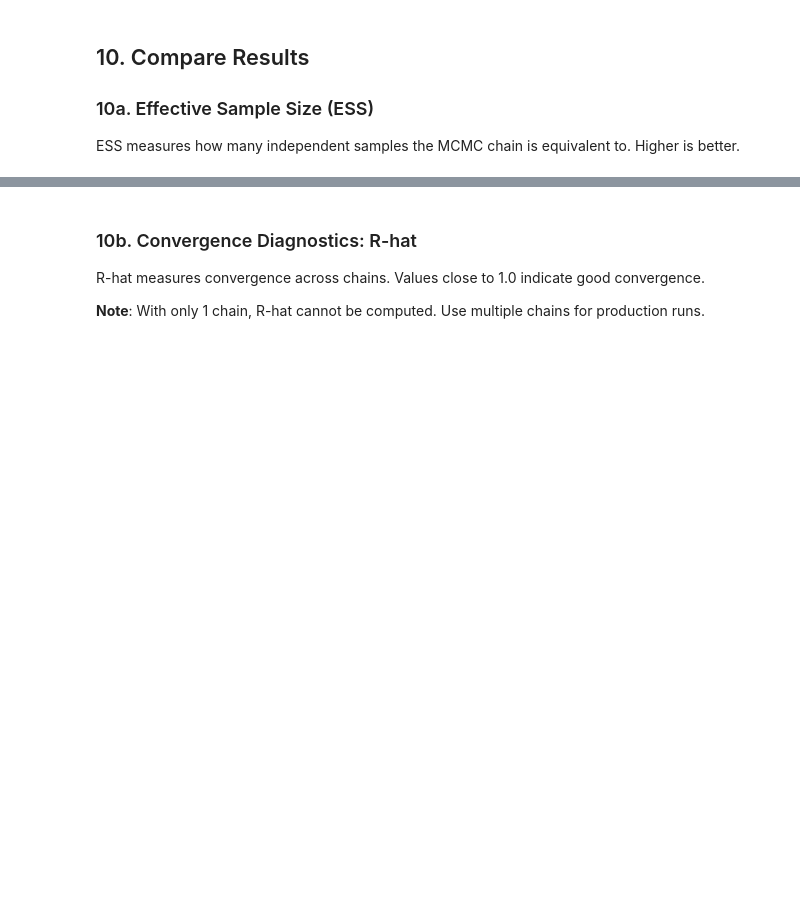
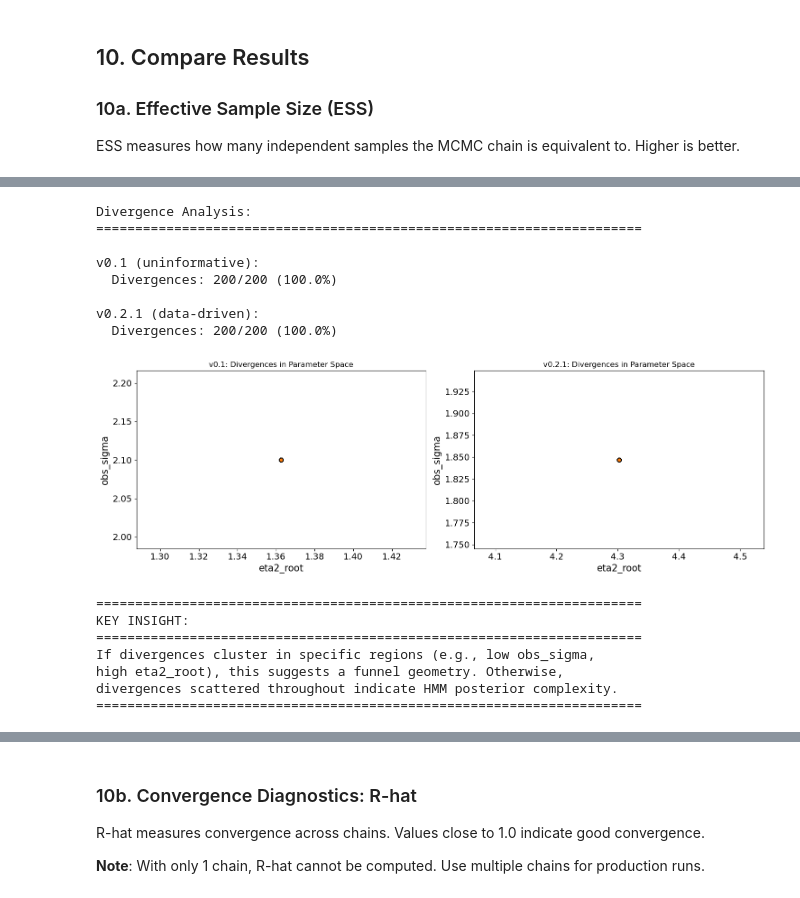
Before and after one commit to Motor-Learning-Lab/GIMBAL_Python, a Jupyter notebook: notebook/demo_v0_2_1_data_driven_priors.ipynb, the cells around one changed output, grey strips where cells are left out. Saved outputs shown, nothing was run; the diff lists cells and outputs as text; code cells hidden in the pictures; blank space fills up the shorter version.

Commit message:
Testing where divergences are coming from

```diff
--- a/notebook/demo_v0_2_1_data_driven_priors.ipynb
+++ b/notebook/demo_v0_2_1_data_driven_priors.ipynb
@@ -774,12 +1189,14 @@ print(f"  Tune: {n_tune}, Draws: {n_draws}, Chains: {n_chains}")
 ### 9a. Sample v0.1 Model
 # %%
 print("\nSampling v0.1 model (uninformative priors)...")
+print("Using target_accept=0.95 to reduce divergences...\n")
 
 with model_v0_1:
     trace_v0_1 = pm.sample(
         draws=n_draws,
         tune=n_tune,
         chains=n_chains,
+        target_accept=0.95,
         return_inferencedata=True,
     )
 
@@ -788,12 +1239,14 @@ print("\n✓ v0.1 sampling complete!")
 ### 9b. Sample v0.2.1 Model
 # %%
 print("\nSampling v0.2.1 model (data-driven priors)...")
+print("Using target_accept=0.95 to reduce divergences...\n")
 
 with model_v0_2_1:
     trace_v0_2_1 = pm.sample(
         draws=n_draws,
         tune=n_tune,
         chains=n_chains,
+        target_accept=0.95,
         return_inferencedata=True,
     )
 
@@ -828,0 +1379,74 @@ plt.show()
+# %%
+# Analyze divergence locations in parameter space
+print("Divergence Analysis:")
+print("=" * 70)
+
+# Get divergence info
+divergences_v0_1 = trace_v0_1.sample_stats.diverging.values[0]  # (draws,)
+divergences_v0_2_1 = trace_v0_2_1.sample_stats.diverging.values[0]
+
+n_div_v0_1 = np.sum(divergences_v0_1)
+n_div_v0_2_1 = np.sum(divergences_v0_2_1)
+
+print(f"\nv0.1 (uninformative):")
+print(f"  Divergences: {n_div_v0_1}/{len(divergences_v0_1)} ({100*n_div_v0_1/len(divergences_v0_1):.1f}%)")
+
+print(f"\nv0.2.1 (data-driven):")
+print(f"  Divergences: {n_div_v0_2_1}/{len(divergences_v0_2_1)} ({100*n_div_v0_2_1/len(divergences_v0_2_1):.1f}%)")
+
+# Plot pair plots for key parameters with divergences highlighted
+fig = plt.figure(figsize=(15, 5))
+
+# v0.1 pair plot
+try:
+    ax1 = plt.subplot(1, 2, 1)
+    az.plot_pair(
+        trace_v0_1,
+        var_names=['eta2_root', 'obs_sigma'],
+        divergences=True,
+        ax=ax1,
+    )
+    ax1.set_title('v0.1: Divergences in Parameter Space')
+except Exception as e:
+    print(f"Could not create v0.1 pair plot: {e}")
+
+# v0.2.1 pair plot
+try:
+    ax2 = plt.subplot(1, 2, 2)
+    az.plot_pair(
+        trace_v0_2_1,
+        var_names=['eta2_root', 'obs_sigma'],
+        divergences=True,
+        ax=ax2,
+    )
+    ax2.set_title('v0.2.1: Divergences in Parameter Space')
+except Exception as e:
+    print(f"Could not create v0.2.1 pair plot: {e}")
+
+plt.tight_layout()
+plt.show()
+
+print("\n" + "=" * 70)
+print("KEY INSIGHT:")
+print("=" * 70)
+print("If divergences cluster in specific regions (e.g., low obs_sigma,")
+print("high eta2_root), this suggests a funnel geometry. Otherwise,")
+print("divergences scattered throughout indicate HMM posterior complexity.")
+print("=" * 70)
+# %% [output]
+Divergence Analysis:
+======================================================================
+
+v0.1 (uninformative):
+  Divergences: 200/200 (100.0%)
+
+v0.2.1 (data-driven):
+  Divergences: 200/200 (100.0%)
+[figure, added]
+======================================================================
+KEY INSIGHT:
+======================================================================
+If divergences cluster in specific regions (e.g., low obs_sigma,
+high eta2_root), this suggests a funnel geometry. Otherwise,
+divergences scattered throughout indicate HMM posterior complexity.
+======================================================================
```
Also changed, not shown: parts of 51 cells of this notebook, 5 other files.
